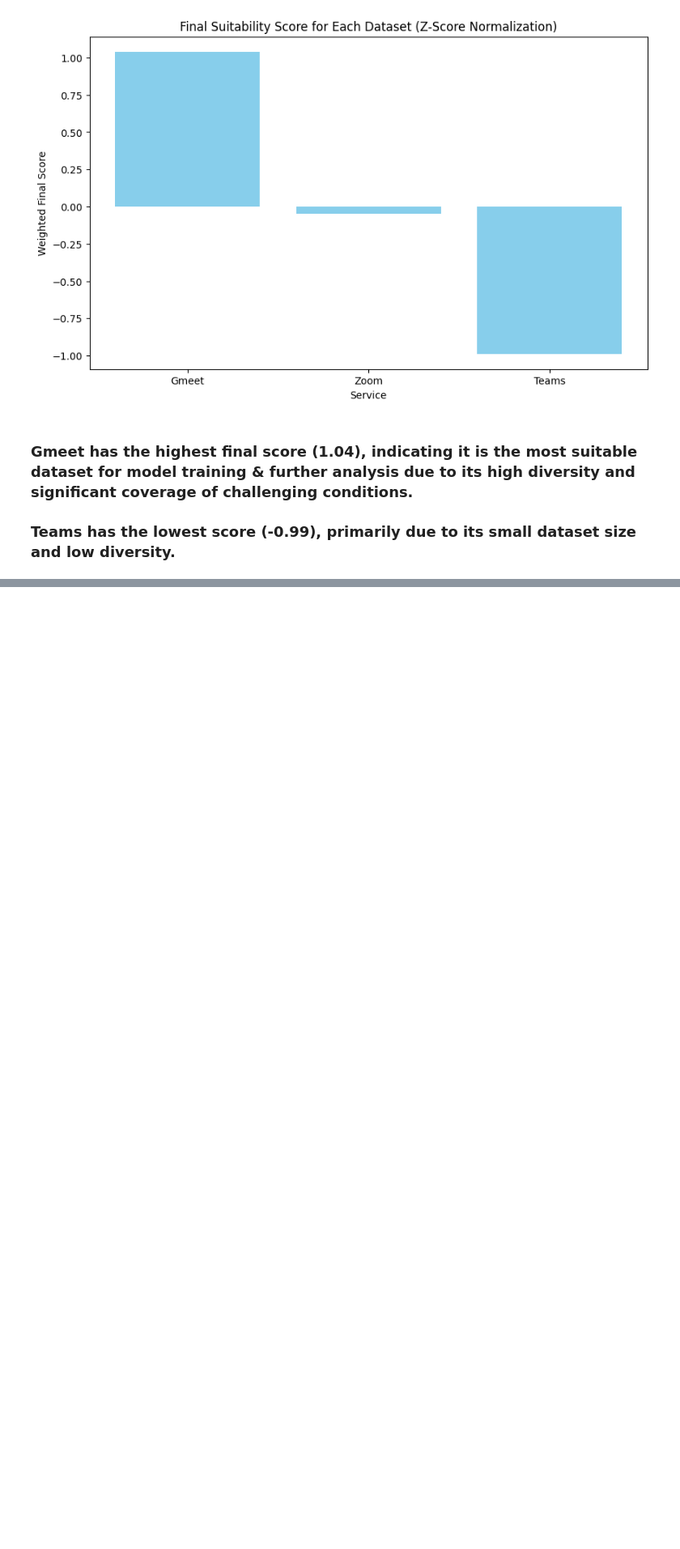
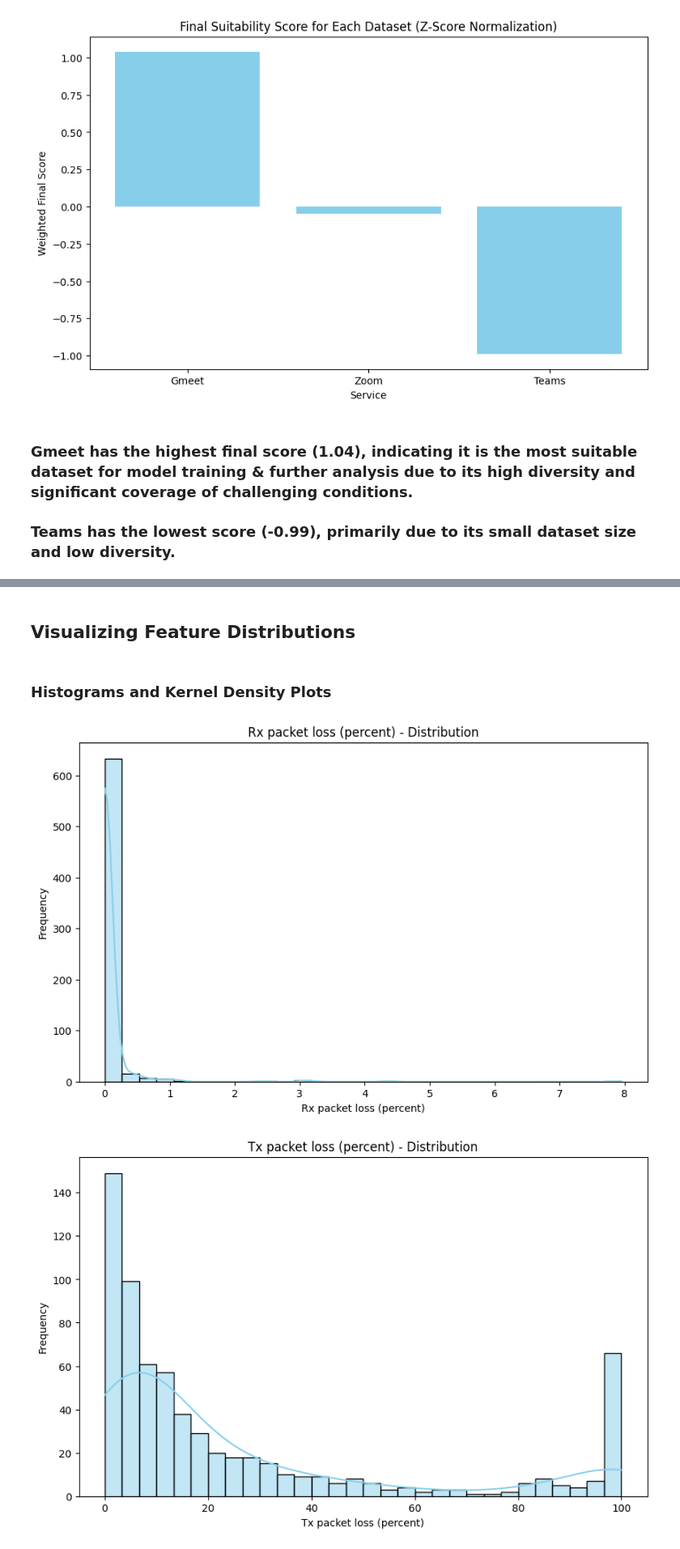
Before and after one commit to burikyali/burikyali, a Jupyter notebook: ml-video-conferencing-analysis.ipynb, the cells around one changed output, grey strips where cells are left out. Shown at 81% size. Cells and saved outputs as stored; diff of their text form; code cells hidden in the pictures; blank space fills up the shorter version.

Commit message:
Kaggle Notebook | ML_Video_Conferencing_Analysis | Version 7

```diff
--- a/ml-video-conferencing-analysis.ipynb
+++ b/ml-video-conferencing-analysis.ipynb
@@ -937,0 +942,14 @@ Dataset Suitability Rankings (Weighted - Z-Score):
+# %%
+# Load the dataset
+gmeet_data = pd.read_csv('/kaggle/input/pre-processed-datasets/gmeet480p_preprocessed.csv')
+
+# Display basic information and statistics
+print("Dataset Info:")
+gmeet_data.info()
+
+print("\nBasic Statistics:")
+display(gmeet_data.describe())
+
+# Check for missing values
+print("\nMissing Values:")
+display(gmeet_data.isnull().sum())
@@ -937,0 +998,20 @@ Dataset Suitability Rankings (Weighted - Z-Score):
+# %% [markdown]
+## Visualizing Feature Distributions
+# %% [markdown]
+### Histograms and Kernel Density Plots
+# %%
+# Plot histograms and KDE for QoS metrics
+metrics = ['Rx packet loss (percent)', 'Tx packet loss (percent)',
+           'RTT (ping) (ms)', 'Rx instant jitter (ms)', 'Tx instant jitter (ms)',
+           'Download (Rx) bandwidth (Mbps)', 'Upload (Tx) bandwidth (Mbps)']
+
+for metric in metrics:
+    plt.figure(figsize=(10, 6))
+    sns.histplot(gmeet_data[metric], kde=True, bins=30, color='skyblue')
+    plt.title(f'{metric} - Distribution')
+    plt.xlabel(metric)
+    plt.ylabel('Frequency')
+    plt.show()
+# %% [output]
+[figure, added]
+[figure, added]
```
Also changed, not shown: parts of 23 cells of this notebook.
